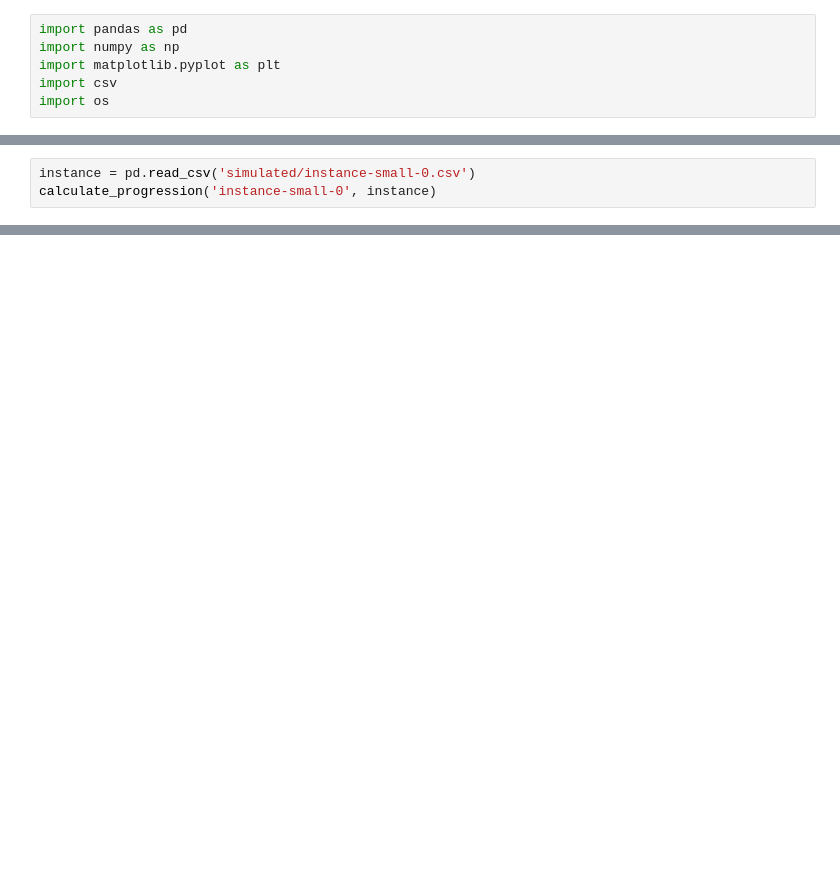
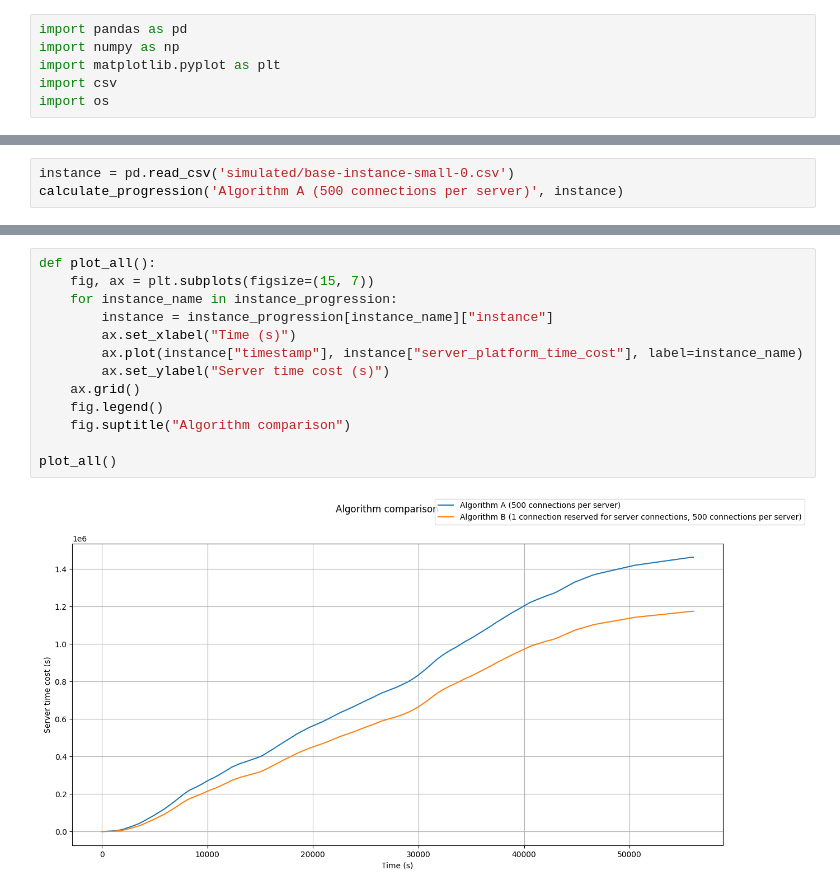
Before and after one commit to codeurjc/FacebookVideosLive18-Analysis, a Jupyter notebook: simulated.ipynb, the cells around one changed output, grey strips where cells are left out. Cells and saved outputs as stored; diff of their text form; blank space fills up the shorter version.

```diff
--- a/simulated.ipynb
+++ b/simulated.ipynb
@@ -90,6 +92,6 @@ def plot_instance(instance_name, instance, figtitle):
     ax.grid()
     fig.suptitle(figtitle)
 # %%
-instance = pd.read_csv('simulated/instance-small-0.csv')
-calculate_progression('instance-small-0', instance)
+instance = pd.read_csv('simulated/base-instance-small-0.csv')
+calculate_progression('Algorithm A (500 connections per server)', instance)
 # %%
@@ -98,0 +108,15 @@ plot_instance('instance-small-0', instance, "Small instance after simulation")
+# %%
+def plot_all():
+    fig, ax = plt.subplots(figsize=(15, 7))
+    for instance_name in instance_progression:
+        instance = instance_progression[instance_name]["instance"]
+        ax.set_xlabel("Time (s)")
+        ax.plot(instance["timestamp"], instance["server_platform_time_cost"], label=instance_name)
+        ax.set_ylabel("Server time cost (s)")
+    ax.grid()
+    fig.legend()
+    fig.suptitle("Algorithm comparison")
+
+plot_all()
+# %% [output]
+[figure, added]
```
Also changed, not shown: parts of 5 cells of this notebook.
